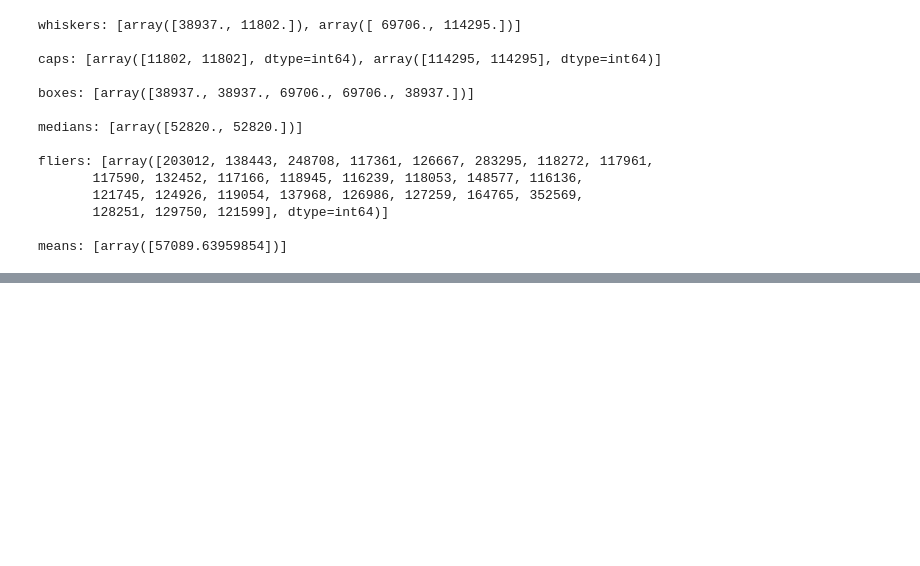
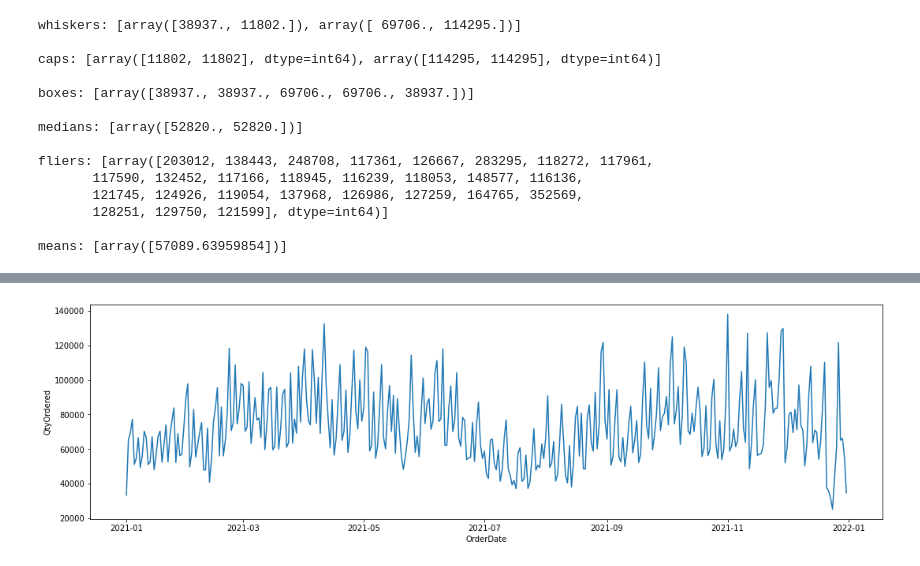
Before and after one commit to adrian-pasek-prv/timeseries-forecasting, a Jupyter notebook: ARIMA.ipynb, the cells around one changed output, grey strips where cells are left out. Drawn from its saved outputs; the diff is of its cells as text; code cells hidden in the pictures; blank space fills up the shorter version.

```diff
--- a/ARIMA.ipynb
+++ b/ARIMA.ipynb
@@ -78,0 +83,4 @@ upper_whisker = upper_whisker_obj.get_ydata()[1]
+# %%
+# Fetch the mean values of the outliers that will serve as a threshold
+
+df_threshold = df_outliers.describe().loc['mean'].values[0]
@@ -78,0 +90,10 @@ upper_whisker = upper_whisker_obj.get_ydata()[1]
+# %%
+# Convert outliers to NaN in order to replace them with a mean in given month
+
+df[df['QtyOrdered'] >= df_threshold] = np.nan
+outliers_idx = df[df['QtyOrdered'].isna()]
+# %%
+# Add month year for grouping
+
+df['YearMonth'] = df.index.strftime('%Y') + '-' + df.index.strftime('%m')
+df
@@ -78,0 +115,5 @@ upper_whisker = upper_whisker_obj.get_ydata()[1]
+# %%
+# Replace NaN values with the means in their respective months
+
+df['QtyOrdered'] = df['QtyOrdered'].fillna(df.groupby('YearMonth')['QtyOrdered'].transform('mean'))
+df.loc[outliers_idx.index]
@@ -78,0 +129,7 @@ upper_whisker = upper_whisker_obj.get_ydata()[1]
+# %%
+# Visualize result
+
+plt.figure(figsize=(18,5))
+sns.lineplot(data=df.loc['2021'], x=df.loc['2021'].index, y='QtyOrdered');
+# %% [output]
+[figure, added]
```
Also changed, not shown: parts of 12 cells of this notebook, 2 other files.
